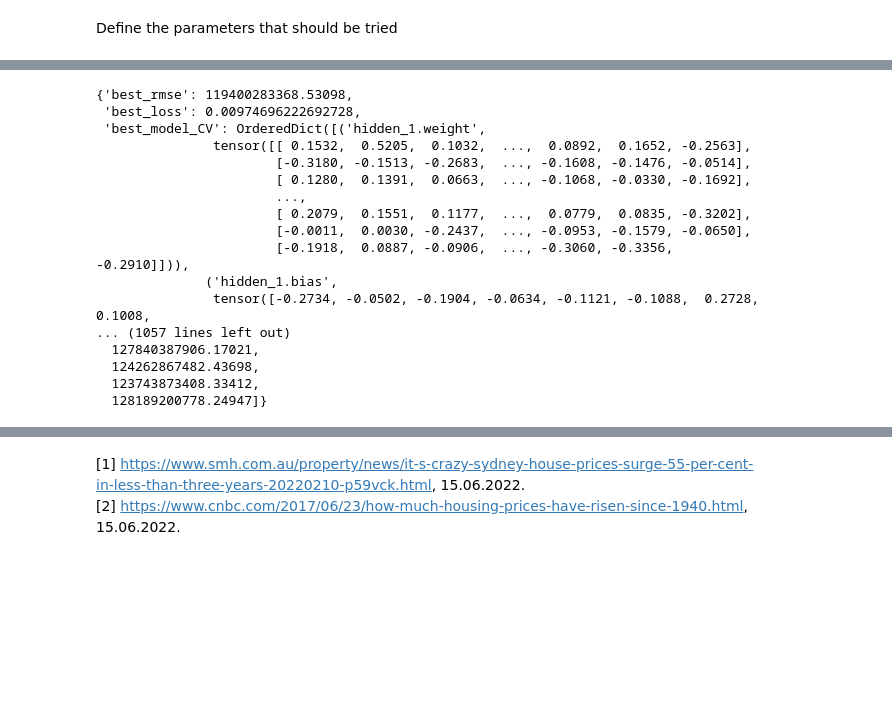
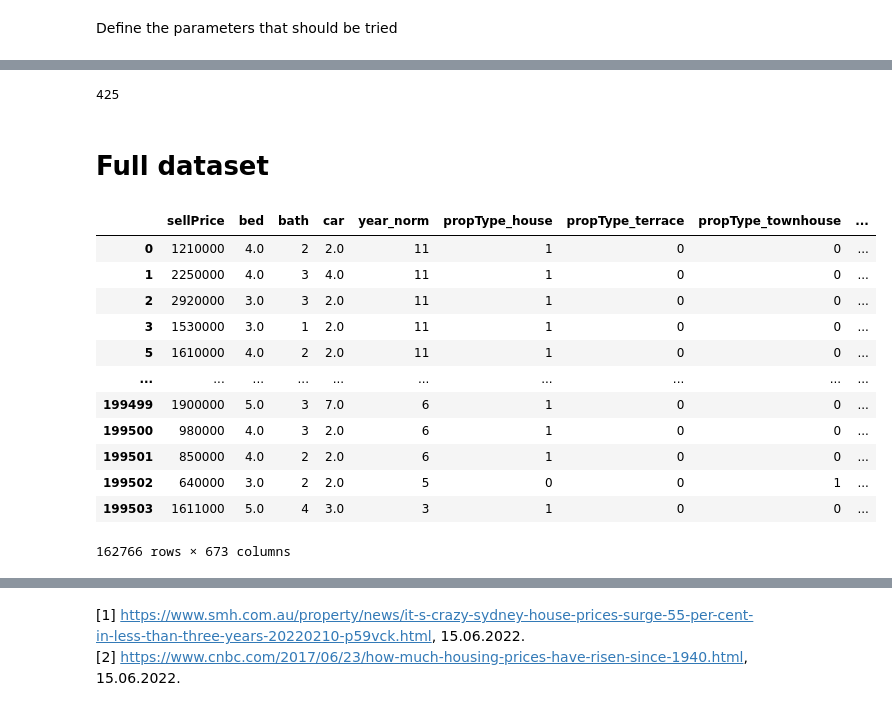
Before and after one commit to FHKrieg/DeepLearningAbschluss, a Jupyter notebook: EDA2.ipynb, the cells around one changed output, grey strips where cells are left out. Drawn from its saved outputs; the diff is of its cells as text; code cells hidden in the pictures; blank space fills up the shorter version.

```diff
--- a/EDA2.ipynb
+++ b/EDA2.ipynb
@@ -421,20 +450,4 @@ KeyboardInterrupt:
 # %%
-rs
+rs["best_epoch_CV"]
 # %% [output]
-{'best_rmse': 119400283368.53098,
- 'best_loss': 0.00974696222692728,
- 'best_model_CV': OrderedDict([('hidden_1.weight',
-               tensor([[ 0.1532,  0.5205,  0.1032,  ...,  0.0892,  0.1652, -0.2563],
-                       [-0.3180, -0.1513, -0.2683,  ..., -0.1608, -0.1476, -0.0514],
-                       [ 0.1280,  0.1391,  0.0663,  ..., -0.1068, -0.0330, -0.1692],
-                       ...,
-                       [ 0.2079,  0.1551,  0.1177,  ...,  0.0779,  0.0835, -0.3202],
-                       [-0.0011,  0.0030, -0.2437,  ..., -0.0953, -0.1579, -0.0650],
-                       [-0.1918,  0.0887, -0.0906,  ..., -0.3060, -0.3356, -0.2910]])),
-              ('hidden_1.bias',
-               tensor([-0.2734, -0.0502, -0.1904, -0.0634, -0.1121, -0.1088,  0.2728,  0.1008,
-... (1057 lines left out)
-  127840387906.17021,
-  124262867482.43698,
-  123743873408.33412,
-  128189200778.24947]}
+425
@@ -473,0 +472,19 @@ def training_and_evaluation(criterion, y, x,SMOTE: bool):
+# %% [markdown]
+# Full dataset
+# %%
+data_all_suburbs_final = data_all_suburbs_final.drop(["Date", "Id", "postalCode", "year"], axis=1)
+data_all_suburbs_final
+# %% [output]
+|  | sellPrice | bed | bath | car | year_norm | propType_house | propType_terrace | propType_townhouse | ... |
+| 0 | 1210000 | 4.0 | 2 | 2.0 | 11 | 1 | 0 | 0 | ... |
+| 1 | 2250000 | 4.0 | 3 | 4.0 | 11 | 1 | 0 | 0 | ... |
+| 2 | 2920000 | 3.0 | 3 | 2.0 | 11 | 1 | 0 | 0 | ... |
+| 3 | 1530000 | 3.0 | 1 | 2.0 | 11 | 1 | 0 | 0 | ... |
+| 5 | 1610000 | 4.0 | 2 | 2.0 | 11 | 1 | 0 | 0 | ... |
+| ... | ... | ... | ... | ... | ... | ... | ... | ... | ... |
+| 199499 | 1900000 | 5.0 | 3 | 7.0 | 6 | 1 | 0 | 0 | ... |
+| 199500 | 980000 | 4.0 | 3 | 2.0 | 6 | 1 | 0 | 0 | ... |
+| 199501 | 850000 | 4.0 | 2 | 2.0 | 6 | 1 | 0 | 0 | ... |
+| 199502 | 640000 | 3.0 | 2 | 2.0 | 5 | 0 | 0 | 1 | ... |
+| 199503 | 1611000 | 5.0 | 4 | 3.0 | 3 | 1 | 0 | 0 | ... |
+162766 rows × 673 columns
```
Also changed, not shown: parts of 25 cells of this notebook.
